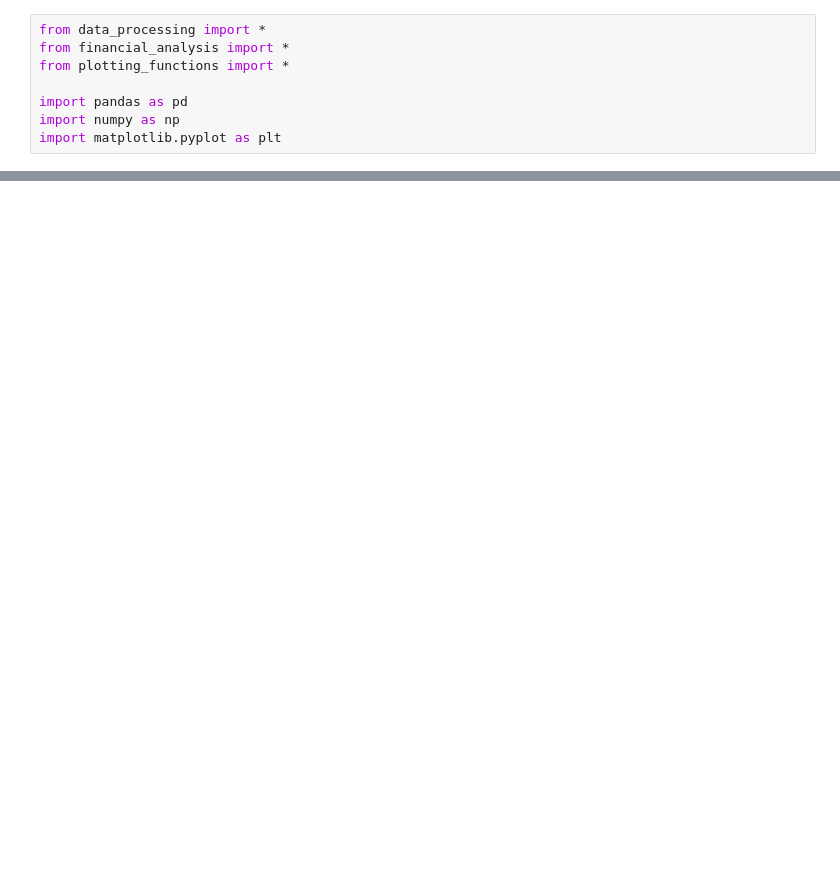
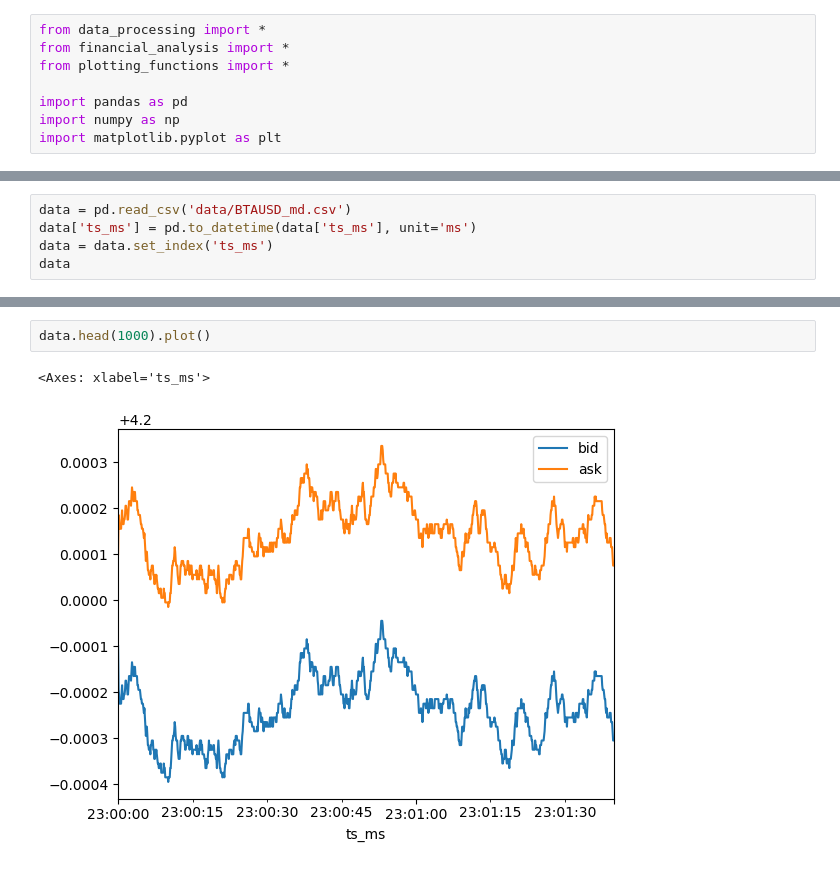
Before and after one commit to Armand-Morin/XTX-markout, a Jupyter notebook: financial_data_analysis.ipynb, the cells around one changed output, grey strips where cells are left out. Saved outputs shown, nothing was run; the diff lists cells and outputs as text; blank space fills up the shorter version.

```diff
--- a/financial_data_analysis.ipynb
+++ b/financial_data_analysis.ipynb
@@ -54,0 +57,5 @@ dico
+# %%
+data = pd.read_csv('data/BTAUSD_md.csv')
+data['ts_ms'] = pd.to_datetime(data['ts_ms'], unit='ms')
+data = data.set_index('ts_ms')
+data
@@ -54,0 +77,5 @@ dico
+# %%
+data.head(1000).plot()
+# %% [output]
+<Axes: xlabel='ts_ms'>
+[figure, added]
```
Also changed, not shown: parts of 9 cells of this notebook, 1 other file.
